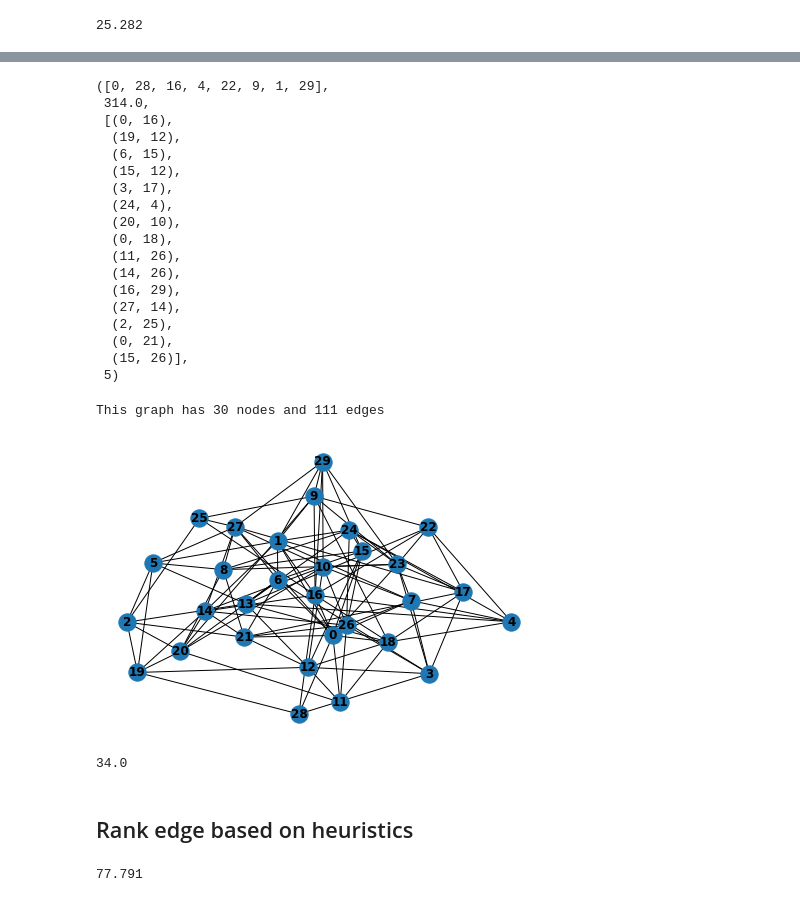
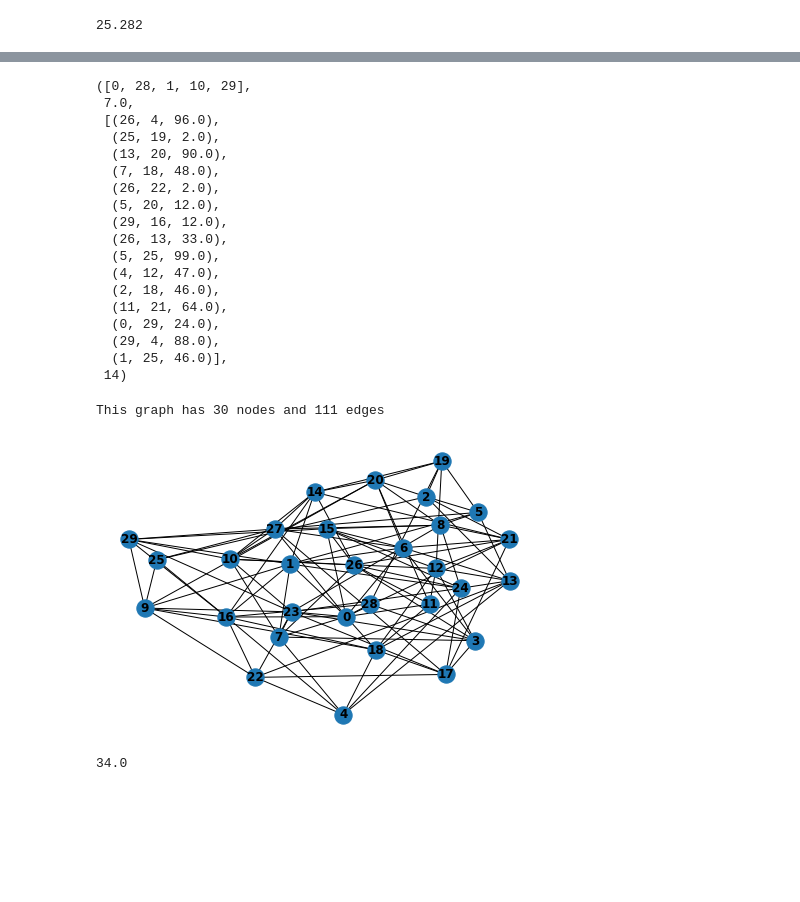
Before and after one commit to ChristyKoh/cs170-project-sp21, a Jupyter notebook: notebook-testing/CS170-project-notebook.ipynb, the cells around one changed output, grey strips where cells are left out. Cells and saved outputs as stored; diff of their text form; code cells hidden in the pictures; blank space fills up the shorter version.

Commit message:
fixed random alg

```diff
--- a/notebook-testing/CS170-project-notebook.ipynb
+++ b/notebook-testing/CS170-project-notebook.ipynb
@@ -69,32 +90,32 @@ KeyboardInterrupt:
 # %%
-Gg2 = read_input_file("inputs/small/small-8.in")
+sgraph2 = read_input_file("inputs/small/small-2.in")
 # %%
-r2 = rem_random(Gg2, 50000)
+r2 = rem_random(sgraph2, 15, 1, 10000)
 r2
 # %% [output]
-([0, 28, 16, 4, 22, 9, 1, 29],
- 314.0,
- [(0, 16),
-  (19, 12),
-  (6, 15),
-  (15, 12),
-  (3, 17),
-  (24, 4),
-  (20, 10),
-  (0, 18),
-  (11, 26),
-  (14, 26),
-  (16, 29),
-  (27, 14),
-  (2, 25),
-  (0, 21),
-  (15, 26)],
- 5)
+([0, 28, 1, 10, 29],
+ 7.0,
+ [(26, 4, 96.0),
+  (25, 19, 2.0),
+  (13, 20, 90.0),
+  (7, 18, 48.0),
+  (26, 22, 2.0),
+  (5, 20, 12.0),
+  (29, 16, 12.0),
+  (26, 13, 33.0),
+  (5, 25, 99.0),
+  (4, 12, 47.0),
+  (2, 18, 46.0),
+  (11, 21, 64.0),
+  (0, 29, 24.0),
+  (29, 4, 88.0),
+  (1, 25, 46.0)],
+ 14)
 # %%
-print("This graph has", Gg2.number_of_nodes(), "nodes and", Gg2.number_of_edges(), "edges")
+print("This graph has", sgraph2.number_of_nodes(), "nodes and", sgraph2.number_of_edges(), "edges")
 
-nx.draw(Gg2, with_labels=True, font_weight='bold');
+nx.draw(sgraph2, with_labels=True, font_weight='bold');
 # %% [output]
 This graph has 30 nodes and 111 edges
-[figure, old version]
+[figure, new version]
 # %%
@@ -102,8 +123,2 @@ nx.dijkstra_path_length(Gg2, 0, 29)
 # %% [output]
 34.0
-# %% [markdown]
-## Rank edge based on heuristics
-# %%
-Gg = read_input_file("inputs/small/small-1.in")
-# %% [output]
-77.791
```
Also changed, not shown: parts of 15 cells of this notebook.
